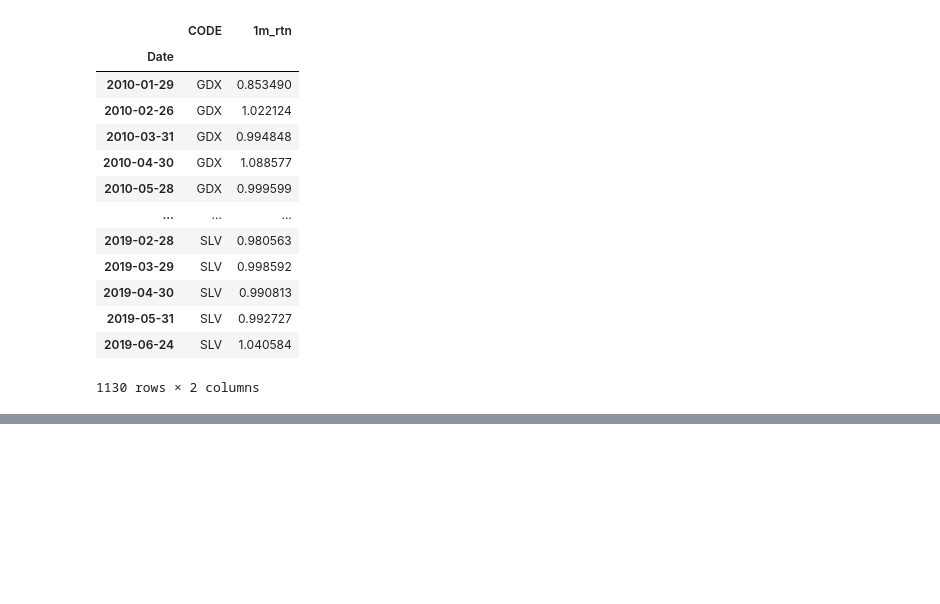
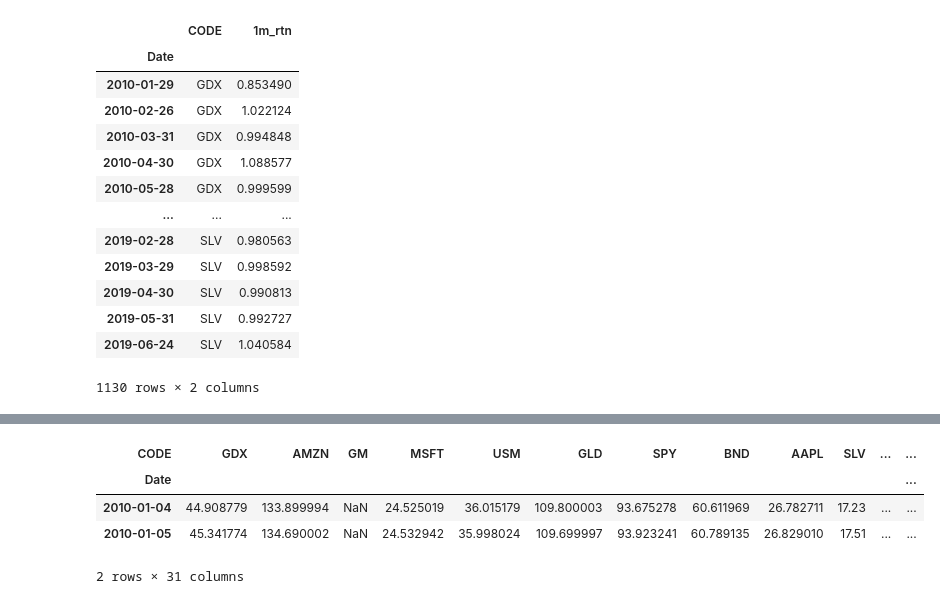
Before and after one commit to Kimboyun00/Ubion, a Jupyter notebook: Python/25.03.27/momentum2.ipynb, the cells around one changed output, grey strips where cells are left out. Saved outputs shown, nothing was run; the diff lists cells and outputs as text; code cells hidden in the pictures; blank space fills up the shorter version.

```diff
--- a/Python/25.03.27/momentum2.ipynb
+++ b/Python/25.03.27/momentum2.ipynb
@@ -185 +202,5 @@ month_rtn_df
 114 rows × 10 columns
+# %%
+# CODE 값들로 이루어진 리스트 생성
+stock_codes = stock_df['CODE'].unique()
+# month_rtn_df.columns
@@ -185,0 +247,10 @@ month_rtn_df
+# %%
+# 거래내역 컬럼을 생성
+def create_trade_book(_df, _code):
+    # 복사본 생성
+    book = _df[_code].copy()
+    book['STD-YM'] = book.index.strftime('%Y-%m')
+    for c in _code:
+        book[f"p_{c}"] = ''
+        book[f"r_{c}"] = ''
+    return book
@@ -185,0 +281,2 @@ month_rtn_df
+# %%
+book = create_trade_book(stock_c_matrix, stock_codes)
@@ -185,0 +291,8 @@ month_rtn_df
+# %%
+book.head(2)
+# %% [output]
+| CODE | GDX | AMZN | GM | MSFT | USM | GLD | SPY | BND | AAPL | SLV | ... | ... |
+| Date |  |  |  |  |  |  |  |  |  |  |  | ... |
+| 2010-01-04 | 44.908779 | 133.899994 | NaN | 24.525019 | 36.015179 | 109.800003 | 93.675278 | 60.611969 | 26.782711 | 17.23 | ... | ... |
+| 2010-01-05 | 45.341774 | 134.690002 | NaN | 24.532942 | 35.998024 | 109.699997 | 93.923241 | 60.789135 | 26.829010 | 17.51 | ... | ... |
+2 rows × 31 columns
```
Also changed, not shown: parts of 16 cells of this notebook.
